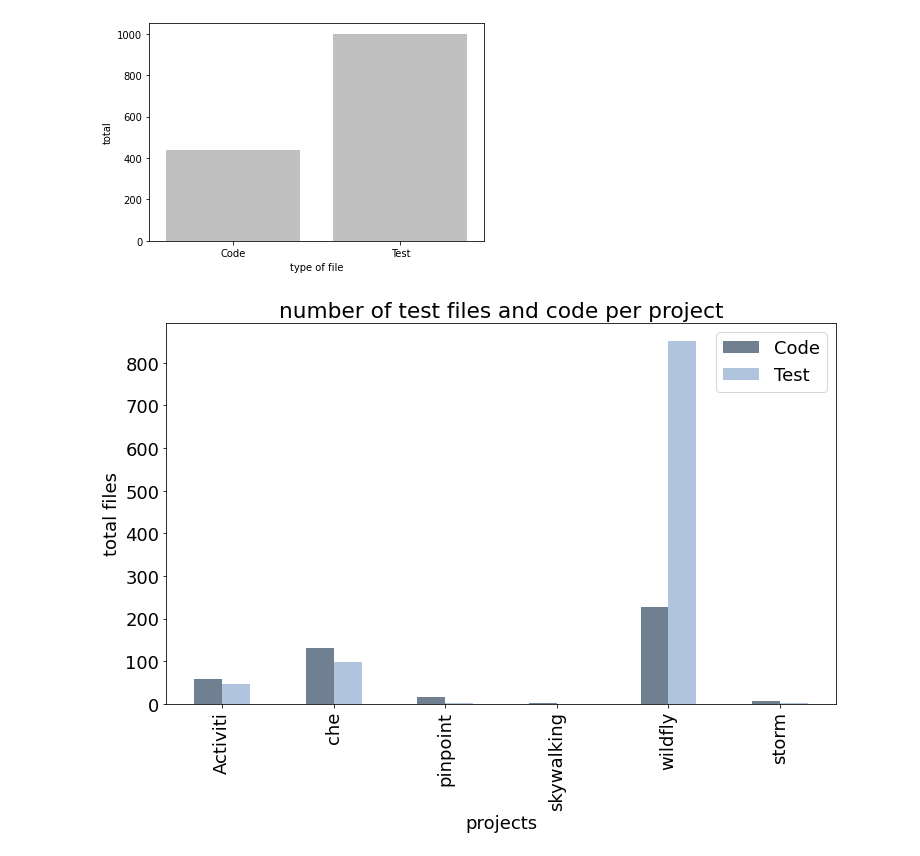
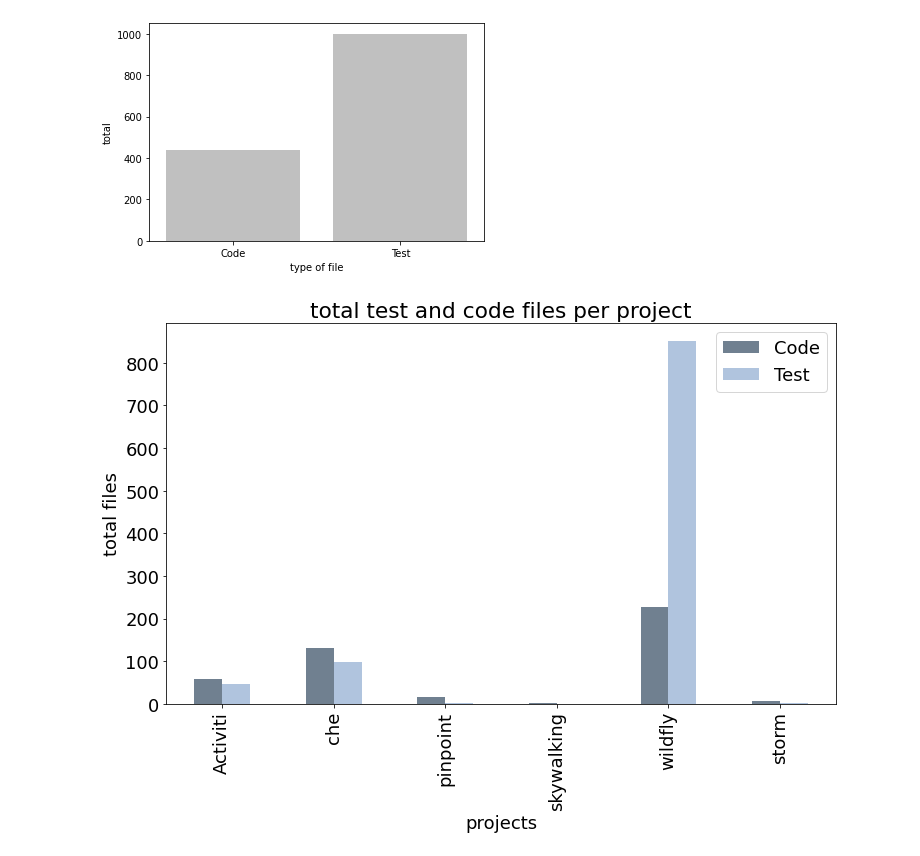
Before and after one commit to gems-uff/db-mining, a Jupyter notebook: src/results_implementation_characterization.ipynb, the cells around one changed output. Cells and saved outputs as stored; diff of their text form; code cells hidden in the pictures.

Commit message:
Graph of total test and code files

```diff
--- a/src/results_implementation_characterization.ipynb
+++ b/src/results_implementation_characterization.ipynb
@@ -244,11 +244,11 @@ sns.barplot(x = 'type of file', y = 'total', data = dados, color = 'silver')
 # %%
 type_of_files  = number_of_files[['Project', 'Code', 'Test']]
 type_of_files = type_of_files.set_index('Project')
 
-type_of_files.iloc[0:].plot(kind='bar', title="number of test files and code per project", color = ['slategrey', 'lightsteelblue'])
+type_of_files.iloc[0:].plot(kind='bar', title="total test and code files per project", color = ['slategrey', 'lightsteelblue'])
 plt.xlabel("projects")
 plt.ylabel("total files")
 plt.rcParams.update({'font.size': 18})
 plt.gcf().set_size_inches(12, 7)
 # %% [output]
-[figure, old version]
+[figure, new version]
```
